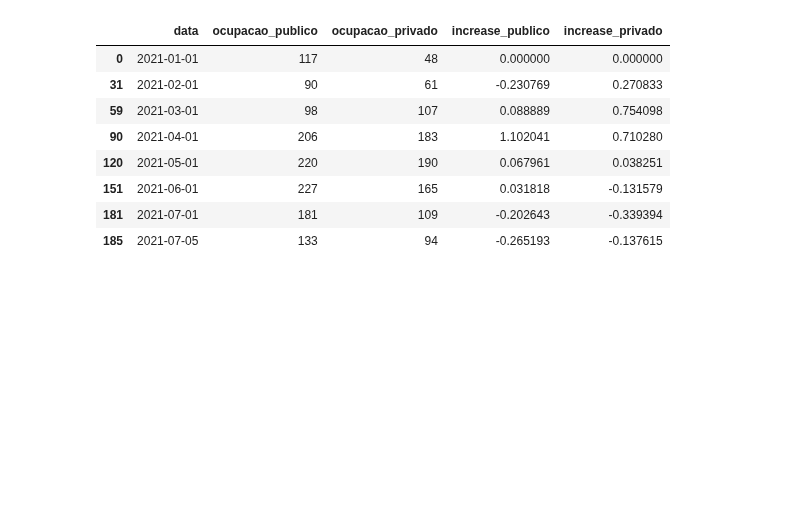
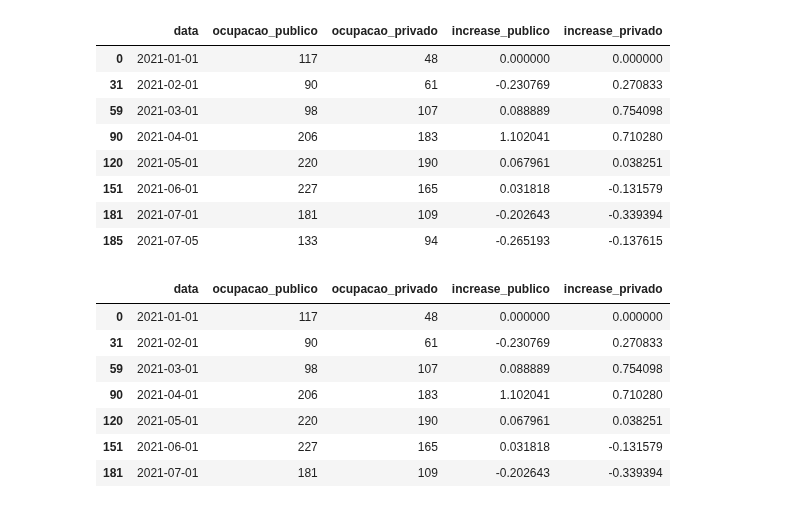
Before and after one commit to adolfoguimaraes/covid19_vacinacao, a Jupyter notebook: Sergipe/processar_outros_dados.ipynb, the cells around one changed output. Saved outputs shown, nothing was run; the diff lists cells and outputs as text; code cells hidden in the pictures; blank space fills up the shorter version.

Commit message:
Insersão dos dados gerais

```diff
--- a/Sergipe/processar_outros_dados.ipynb
+++ b/Sergipe/processar_outros_dados.ipynb
@@ -248,5 +248,17 @@ dados_uti_month
 | 151 | 2021-06-01 | 227 | 165 | 0.031818 | -0.131579 |
 | 181 | 2021-07-01 | 181 | 109 | -0.202643 | -0.339394 |
 | 185 | 2021-07-05 | 133 | 94 | -0.265193 | -0.137615 |
+# %%
+dados_uti_month = dados_uti_month[:-1]
+dados_uti_month
+# %% [output]
+|  | data | ocupacao_publico | ocupacao_privado | increase_publico | increase_privado |
+| 0 | 2021-01-01 | 117 | 48 | 0.000000 | 0.000000 |
+| 31 | 2021-02-01 | 90 | 61 | -0.230769 | 0.270833 |
+| 59 | 2021-03-01 | 98 | 107 | 0.088889 | 0.754098 |
+| 90 | 2021-04-01 | 206 | 183 | 1.102041 | 0.710280 |
+| 120 | 2021-05-01 | 220 | 190 | 0.067961 | 0.038251 |
+| 151 | 2021-06-01 | 227 | 165 | 0.031818 | -0.131579 |
+| 181 | 2021-07-01 | 181 | 109 | -0.202643 | -0.339394 |
 # %%
 dados_uti_month.to_csv("output/historico_uti_mes.csv", index=False)
```
Also changed, not shown: 2 other files.
